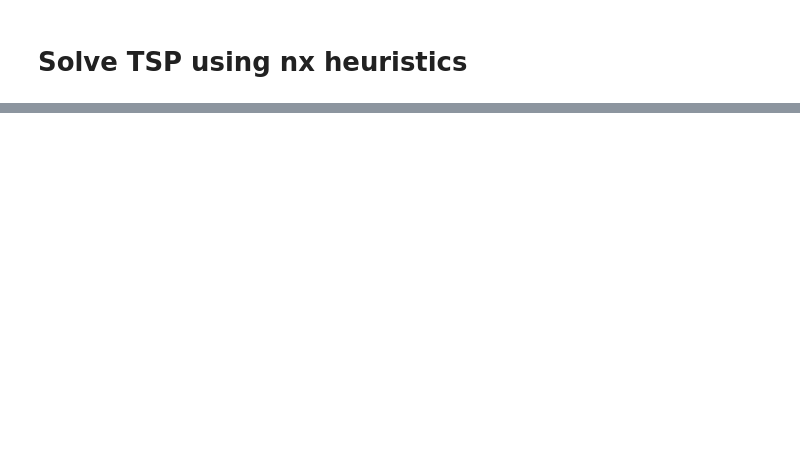
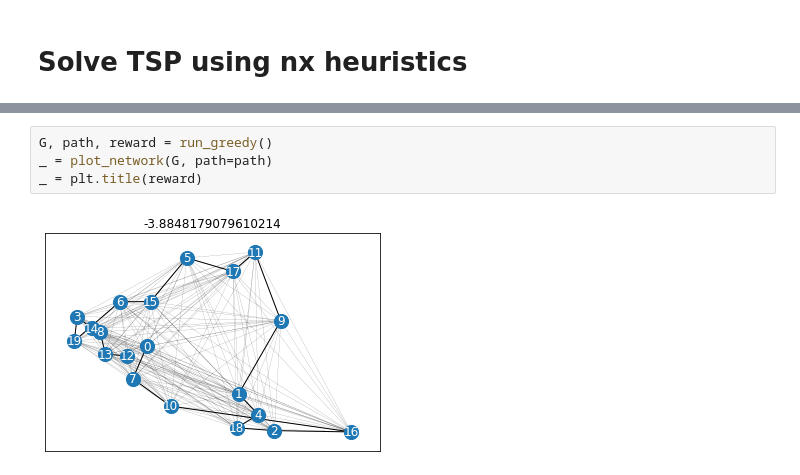
Before and after one commit to NREL/graph-env, a Jupyter notebook: experiments/tsp/tsp-env.ipynb, the cells around one changed output, grey strips where cells are left out. Saved outputs shown, nothing was run; the diff lists cells and outputs as text; blank space fills up the shorter version.

```diff
--- a/experiments/tsp/tsp-env.ipynb
+++ b/experiments/tsp/tsp-env.ipynb
@@ -110,0 +89,6 @@ model(obs['vertex_observations'])
+# %%
+G, path, reward = run_greedy()
+_ = plot_network(G, path=path)
+_ = plt.title(reward)
+# %% [output]
+[figure, added]
```
Also changed, not shown: parts of 14 cells of this notebook, 5 other files.
